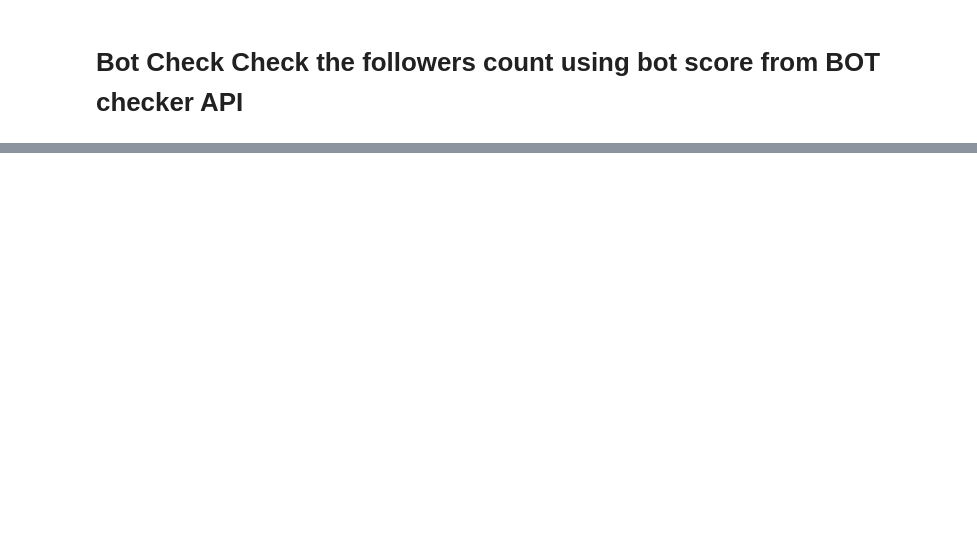
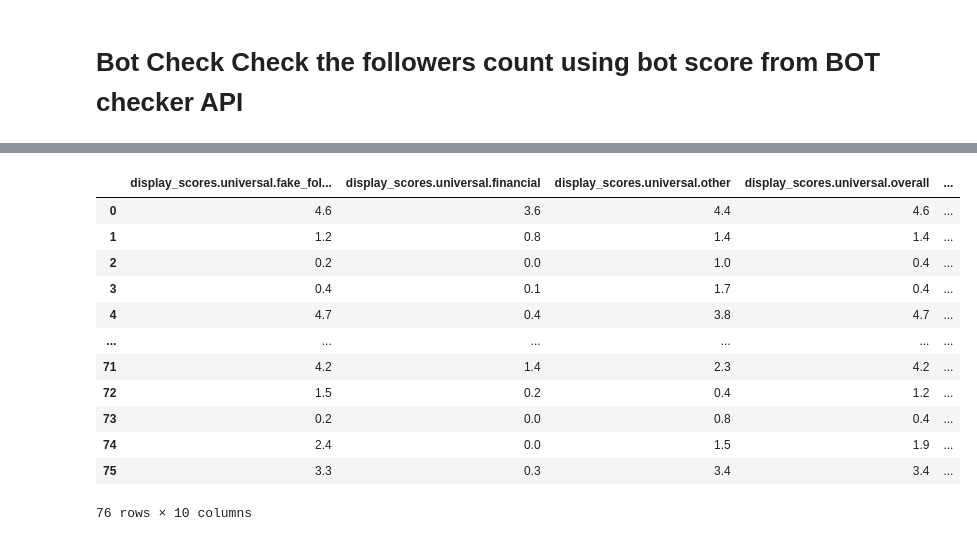
Before and after one commit to realdarthdiego/astroturfing, a Jupyter notebook: BotScoresDoc.ipynb, the cells around one changed output, grey strips where cells are left out. Cells and saved outputs as stored; diff of their text form; code cells hidden in the pictures; blank space fills up the shorter version.

```diff
--- a/BotScoresDoc.ipynb
+++ b/BotScoresDoc.ipynb
@@ -54,0 +90,4 @@ f.close()
+# %%
+data = pd.read_json ("botscores_backup.txt", lines=True)
+# %%
+data = data[["display_scores", "user"]]
@@ -54,0 +140,7 @@ f.close()
+# %%
+data=flatten_nested_json_df(data)[['display_scores.universal.fake_follower',
+       'display_scores.universal.financial', 'display_scores.universal.other',
+       'display_scores.universal.overall',
+       'display_scores.universal.self_declared',
+       'display_scores.universal.spammer', 'user.majority_lang',
+       'user.user_data.id_str', 'user.user_data.screen_name']];
@@ -54,0 +168,2 @@ f.close()
+# %%
+data["url"] = "https://twitter.com/" + data["user.user_data.screen_name"]
@@ -54,0 +186,16 @@ f.close()
+# %%
+data
+# %% [output]
+|  | display_scores.universal.fake_fol... | display_scores.universal.financial | display_scores.universal.other | display_scores.universal.overall | ... |
+| 0 | 4.6 | 3.6 | 4.4 | 4.6 | ... |
+| 1 | 1.2 | 0.8 | 1.4 | 1.4 | ... |
+| 2 | 0.2 | 0.0 | 1.0 | 0.4 | ... |
+| 3 | 0.4 | 0.1 | 1.7 | 0.4 | ... |
+| 4 | 4.7 | 0.4 | 3.8 | 4.7 | ... |
+| ... | ... | ... | ... | ... | ... |
+| 71 | 4.2 | 1.4 | 2.3 | 4.2 | ... |
+| 72 | 1.5 | 0.2 | 0.4 | 1.2 | ... |
+| 73 | 0.2 | 0.0 | 0.8 | 0.4 | ... |
+| 74 | 2.4 | 0.0 | 1.5 | 1.9 | ... |
+| 75 | 3.3 | 0.3 | 3.4 | 3.4 | ... |
+76 rows × 10 columns
```
Also changed, not shown: parts of 9 cells of this notebook, 2 other files.
